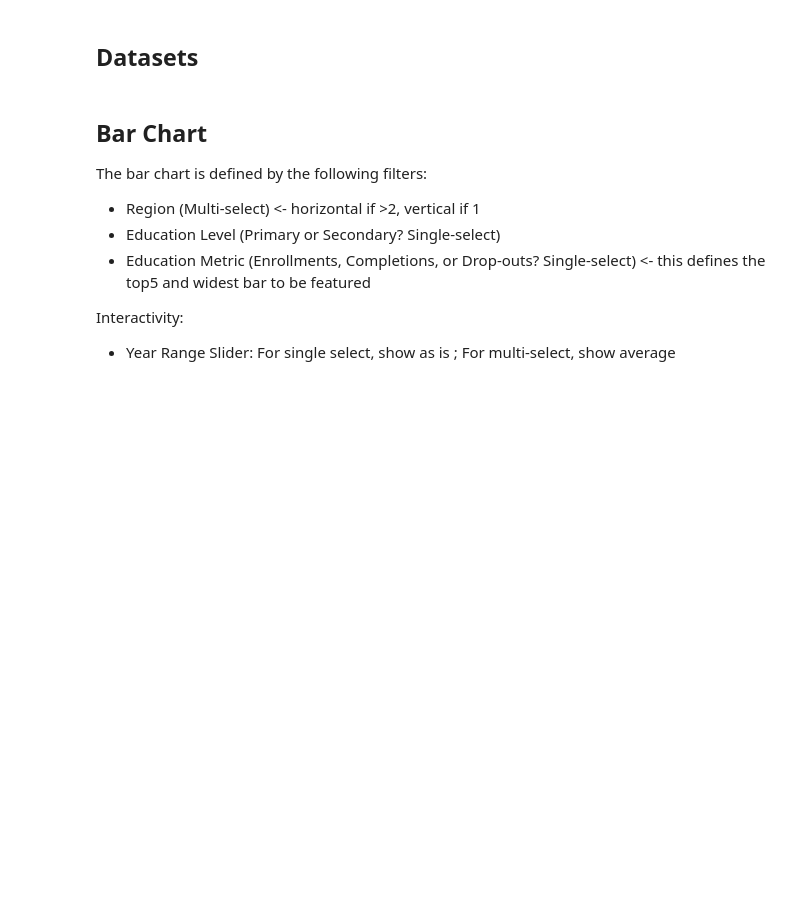
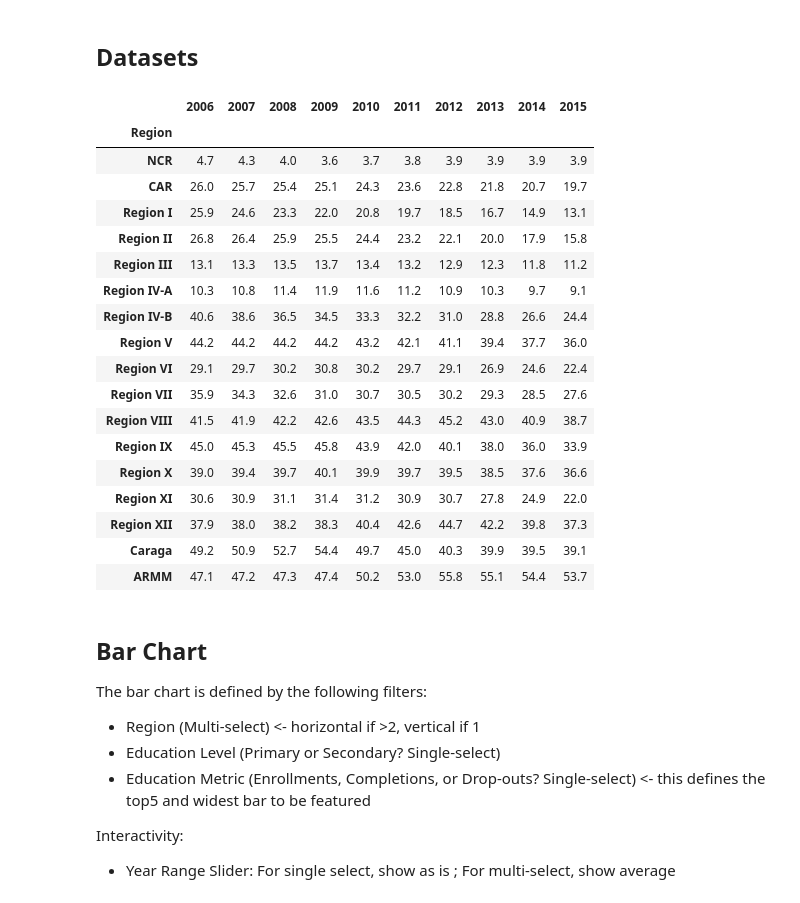
Before and after one commit to angelocguerra/data101-visualizationapp, a Jupyter notebook: NonSpatialDataVisualization.ipynb, the cells around one changed output. Drawn from its saved outputs; the diff is of its cells as text; code cells hidden in the pictures; blank space fills up the shorter version.

```diff
--- a/NonSpatialDataVisualization.ipynb
+++ b/NonSpatialDataVisualization.ipynb
@@ -61,6 +61,28 @@ secondary_enrollment = pd.read_csv(dataset_folder / 'Secondary/' 'Secondary_Enro
 
 # Poverty Incidence Rates
 poverty_incidence = pd.read_csv(dataset_folder / 'Interpolated_Poverty_Incidence_among_Population.csv', index_col='Region')
+# %%
+poverty_incidence
+# %% [output]
+|  | 2006 | 2007 | 2008 | 2009 | 2010 | 2011 | 2012 | 2013 | 2014 | 2015 |
+| Region |  |  |  |  |  |  |  |  |  |  |
+| NCR | 4.7 | 4.3 | 4.0 | 3.6 | 3.7 | 3.8 | 3.9 | 3.9 | 3.9 | 3.9 |
+| CAR | 26.0 | 25.7 | 25.4 | 25.1 | 24.3 | 23.6 | 22.8 | 21.8 | 20.7 | 19.7 |
+| Region I | 25.9 | 24.6 | 23.3 | 22.0 | 20.8 | 19.7 | 18.5 | 16.7 | 14.9 | 13.1 |
+| Region II | 26.8 | 26.4 | 25.9 | 25.5 | 24.4 | 23.2 | 22.1 | 20.0 | 17.9 | 15.8 |
+| Region III | 13.1 | 13.3 | 13.5 | 13.7 | 13.4 | 13.2 | 12.9 | 12.3 | 11.8 | 11.2 |
+| Region IV-A | 10.3 | 10.8 | 11.4 | 11.9 | 11.6 | 11.2 | 10.9 | 10.3 | 9.7 | 9.1 |
+| Region IV-B | 40.6 | 38.6 | 36.5 | 34.5 | 33.3 | 32.2 | 31.0 | 28.8 | 26.6 | 24.4 |
+| Region V | 44.2 | 44.2 | 44.2 | 44.2 | 43.2 | 42.1 | 41.1 | 39.4 | 37.7 | 36.0 |
+| Region VI | 29.1 | 29.7 | 30.2 | 30.8 | 30.2 | 29.7 | 29.1 | 26.9 | 24.6 | 22.4 |
+| Region VII | 35.9 | 34.3 | 32.6 | 31.0 | 30.7 | 30.5 | 30.2 | 29.3 | 28.5 | 27.6 |
+| Region VIII | 41.5 | 41.9 | 42.2 | 42.6 | 43.5 | 44.3 | 45.2 | 43.0 | 40.9 | 38.7 |
+| Region IX | 45.0 | 45.3 | 45.5 | 45.8 | 43.9 | 42.0 | 40.1 | 38.0 | 36.0 | 33.9 |
+| Region X | 39.0 | 39.4 | 39.7 | 40.1 | 39.9 | 39.7 | 39.5 | 38.5 | 37.6 | 36.6 |
+| Region XI | 30.6 | 30.9 | 31.1 | 31.4 | 31.2 | 30.9 | 30.7 | 27.8 | 24.9 | 22.0 |
+| Region XII | 37.9 | 38.0 | 38.2 | 38.3 | 40.4 | 42.6 | 44.7 | 42.2 | 39.8 | 37.3 |
+| Caraga | 49.2 | 50.9 | 52.7 | 54.4 | 49.7 | 45.0 | 40.3 | 39.9 | 39.5 | 39.1 |
+| ARMM | 47.1 | 47.2 | 47.3 | 47.4 | 50.2 | 53.0 | 55.8 | 55.1 | 54.4 | 53.7 |
 # %% [markdown]
 ## Bar Chart
 
```
Also changed, not shown: parts of 4 cells of this notebook.
